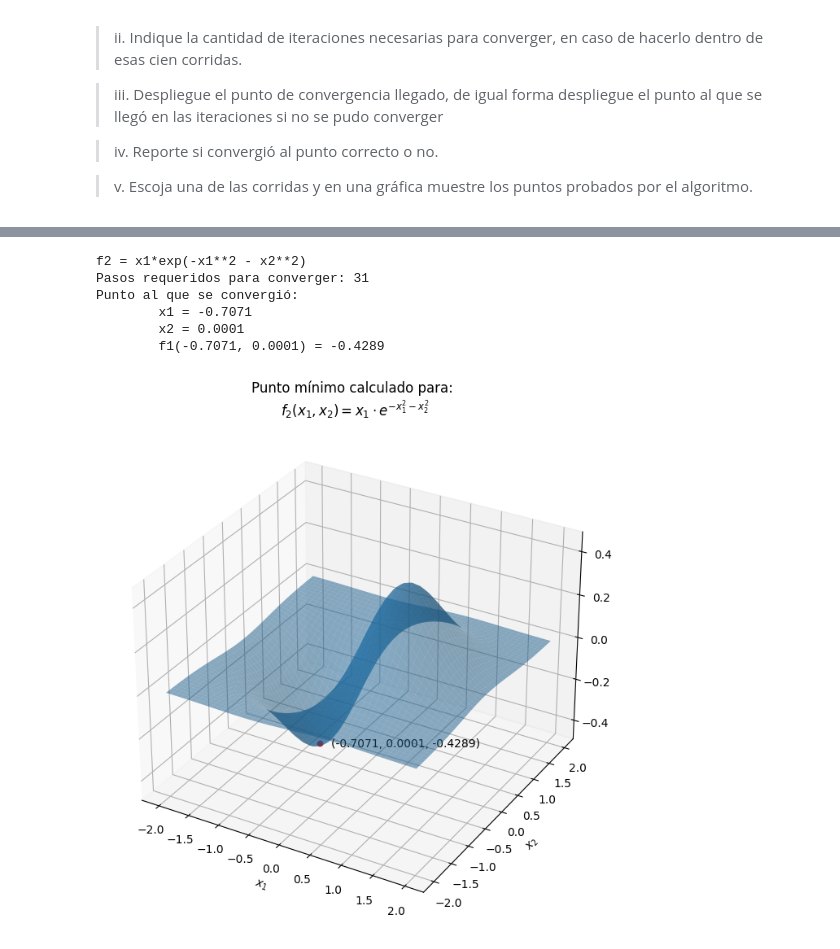
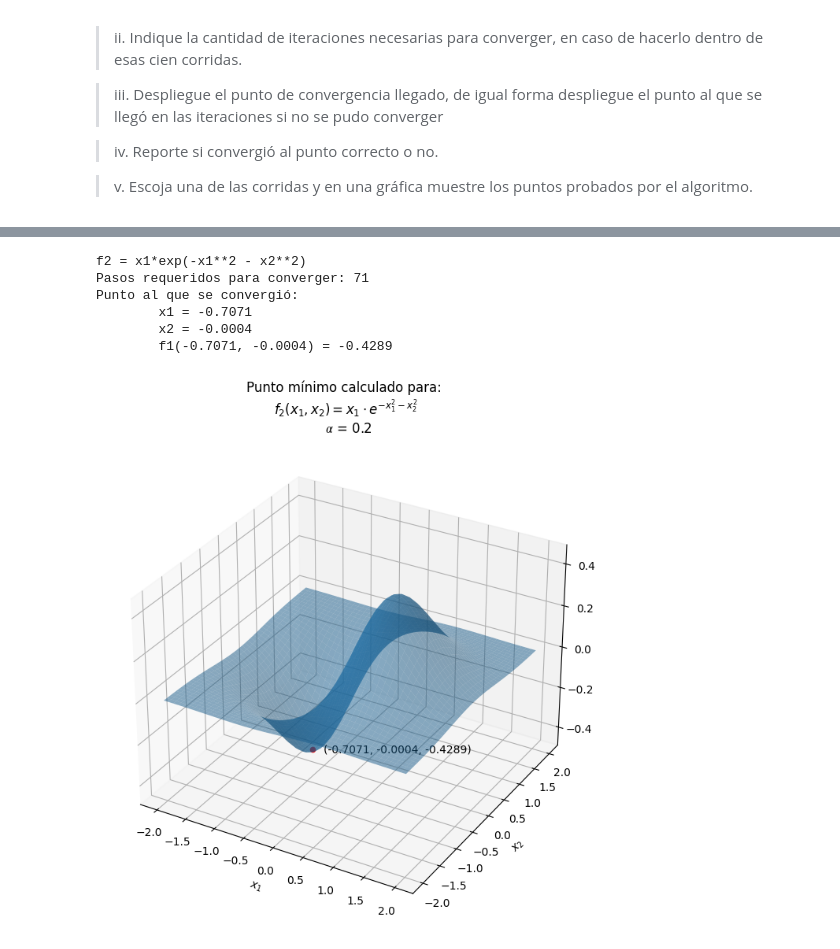
Before and after one commit to MAU143429/AI-Laboratories-IC6200, a Jupyter notebook: Lab8_GradientDescent.ipynb, the cells around one changed output, grey strips where cells are left out. Drawn from its saved outputs; the diff is of its cells as text; code cells hidden in the pictures.

Commit message:
Add experiment for big and small learning rate

```diff
--- a/Lab8_GradientDescent.ipynb
+++ b/Lab8_GradientDescent.ipynb
@@ -264,37 +266,39 @@ plot_steps(f1_function,x1_range, x2_range, steps_f1 ,"Paso a paso del descenso a
 # %%
 #Gradient descent for f2
 dec = 4
 x1, x2 = symbols('x1 x2')
 f2 = x1 * exp(- (x1)**2 - (x2)**2)
 
-init_theta = random_init(-2,2)
+#init_theta_f2 = random_init(-2,2)
+init_theta_f2 = [-1.5,-1.5]
 
-theta_f2, steps_f2 = gradient_descent(f2, [x1, x2], init_theta, tol=0.0001, learn_rate=0.5)
+learn_rate = 0.2
+theta_f2, steps_f2 = gradient_descent(f2, [x1, x2], init_theta_f2, tol=0.0001, learn_rate=learn_rate)
 
 t_x1 = round(theta_f2[0], dec)
 t_x2 = round(theta_f2[1], dec)
 t_z = f2.subs([(x1,theta_f2[0]),(x2, theta_f2[1])])
 t_z = round(t_z, dec)
 
 print(f'\n\nf2 = {f2}')
 steps_num = len(steps_f2) - 1
 if (steps_num < 100):
   print(f'Pasos requeridos para converger: {steps_num}')
   print(f'Punto al que se convergió: \n\tx1 = {t_x1} \n\tx2 = {t_x2} \n\tf1({t_x1}, {t_x2}) = {t_z}')
 else:
   print('El algoritmo no convergió')
   print(f'Último punto analizado: \n\tx1 = {t_x1} \n\tx2 = {t_x2} \n\tf1({t_x1}, {t_x2}) = {t_z}')
 
 x1_range = np.linspace(-2, 2)
 x2_range = np.linspace(-2, 2)
-plot_min_point(f2_function,x1_range, x2_range,[t_x1, t_x2, t_z] ,"Punto mínimo calculado para: \n$f_2(x_1, x_2) = x_1 \cdot e^{-x_1^2 - x_2^2}$")
+plot_min_point(f2_function,x1_range, x2_range,[t_x1, t_x2, t_z] ,"Punto mínimo calculado para: \n$f_2(x_1, x_2) = x_1 \cdot e^{-x_1^2 - x_2^2}$ \n $𝛼$ = %.1f" % learn_rate)
 # %% [output]
 f2 = x1*exp(-x1**2 - x2**2)
-Pasos requeridos para converger: 31
+Pasos requeridos para converger: 71
 Punto al que se convergió:
         x1 = -0.7071
-        x2 = 0.0001
-        f1(-0.7071, 0.0001) = -0.4289
+        x2 = -0.0004
+        f1(-0.7071, -0.0004) = -0.4289
-[figure, old version]
+[figure, new version]
 # %%
 # step by step plot
```
Also changed, not shown: parts of 9 cells of this notebook.
